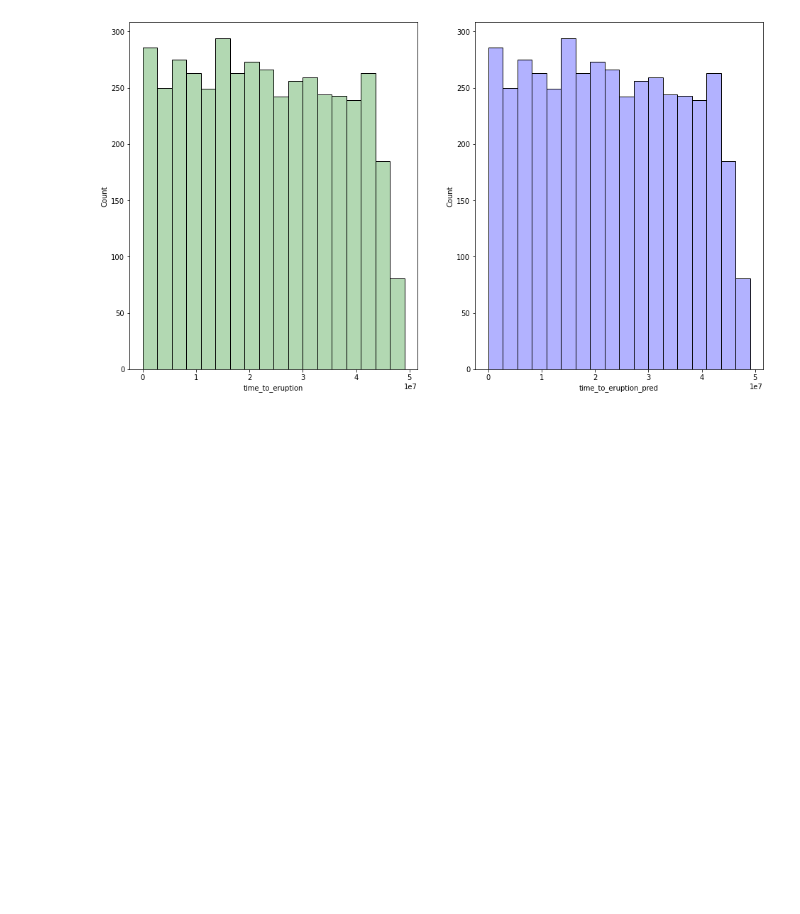
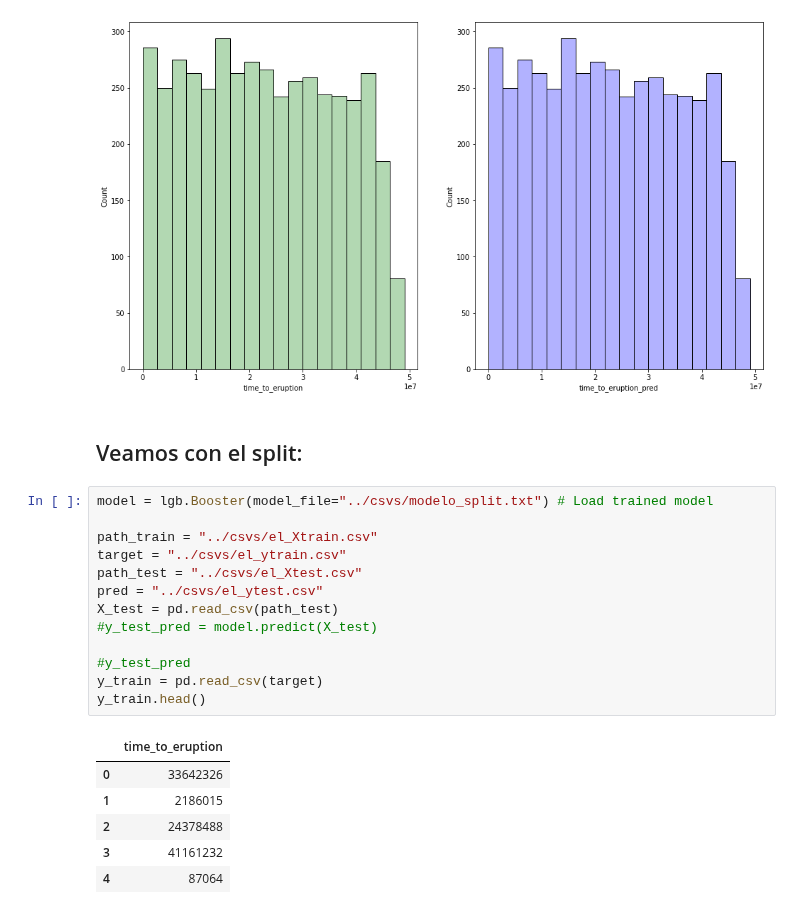
Before and after one commit to DanteBM/PronosticoErupciones, a Jupyter notebook: notebooks/NotebookMaestro.ipynb, the cells around one changed output. Saved outputs shown, nothing was run; the diff lists cells and outputs as text; blank space fills up the shorter version.

```diff
--- a/notebooks/NotebookMaestro.ipynb
+++ b/notebooks/NotebookMaestro.ipynb
@@ -1320,3 +1399,25 @@ sns.histplot(x="time_to_eruption_pred", data=error_df, ax=ax[1], color="blue", a
 # %% [output]
 <AxesSubplot:xlabel='time_to_eruption_pred', ylabel='Count'>
 [figure]
+# %% [markdown]
+## Veamos con el split:
+# %%
+model = lgb.Booster(model_file="../csvs/modelo_split.txt") # Load trained model
+
+path_train = "../csvs/el_Xtrain.csv"
+target = "../csvs/el_ytrain.csv"
+path_test = "../csvs/el_Xtest.csv"
+pred = "../csvs/el_ytest.csv"
+X_test = pd.read_csv(path_test)
+#y_test_pred = model.predict(X_test)
+
+#y_test_pred
+y_train = pd.read_csv(target)
+y_train.head()
+# %% [output]
+|  | time_to_eruption |
+| 0 | 33642326 |
+| 1 | 2186015 |
+| 2 | 24378488 |
+| 3 | 41161232 |
+| 4 | 87064 |
```
Also changed, not shown: parts of 15 cells of this notebook.
